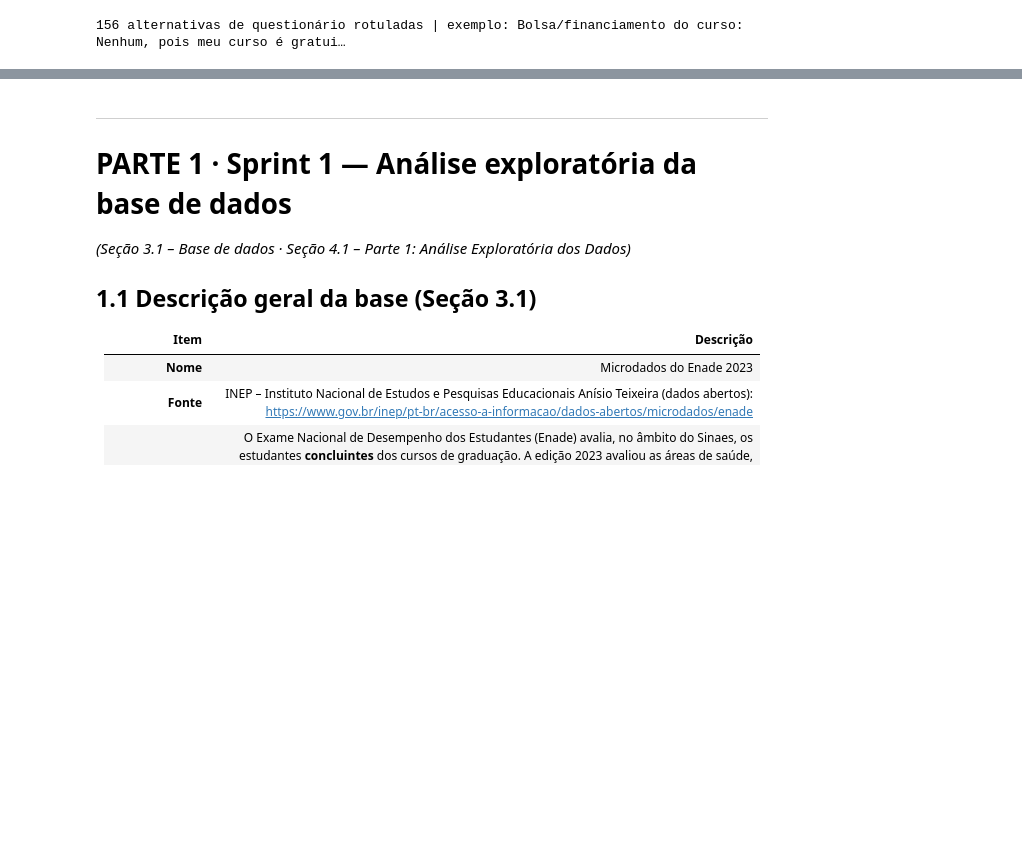
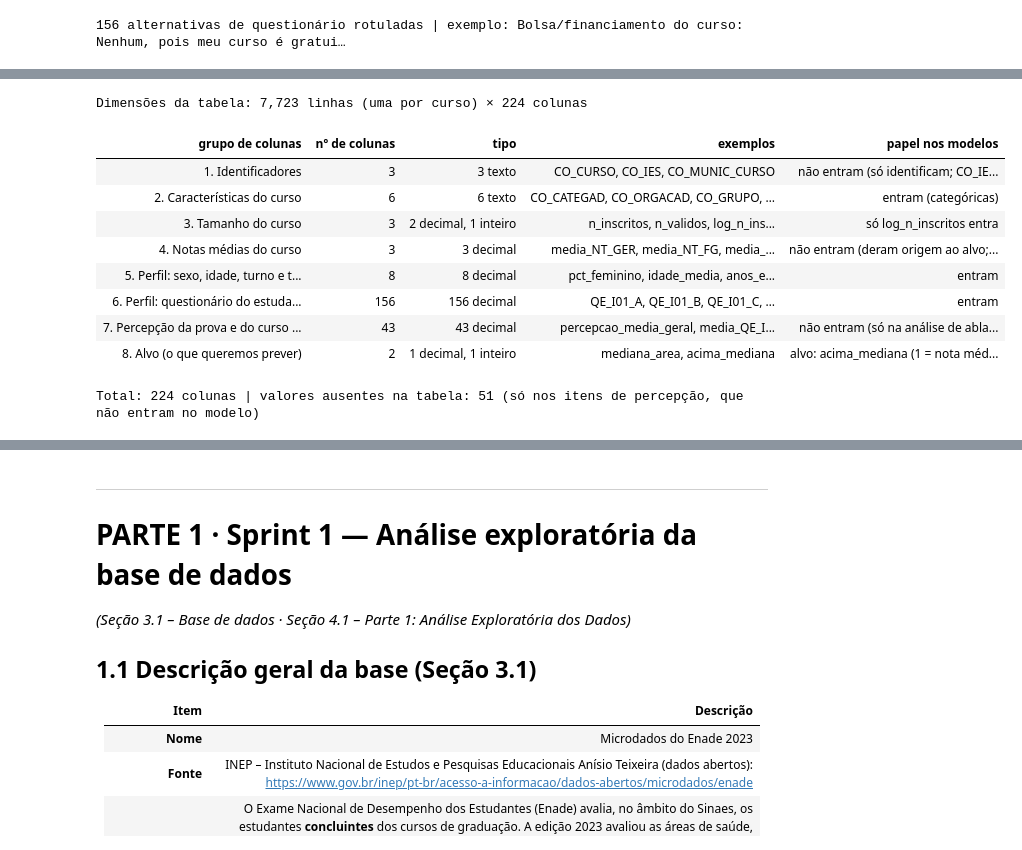
Before and after one commit to NicolasSimoes/cienciasdedados, a Jupyter notebook: cienciadados/ENADE2023/ENADE2023_Sprints_1_2_3.ipynb, the cells around one changed output, grey strips where cells are left out. Cells and saved outputs as stored; diff of their text form; code cells hidden in the pictures; blank space fills up the shorter version.

```diff
--- a/cienciadados/ENADE2023/ENADE2023_Sprints_1_2_3.ipynb
+++ b/cienciadados/ENADE2023/ENADE2023_Sprints_1_2_3.ipynb
@@ -251,0 +268,40 @@ print(len(ALT), "alternativas de questionário rotuladas | exemplo:", rotulo("QE
+# %%
+CSV_TABELA = "dados_processados/cursos_enade2023_modelagem.csv"
+assert os.path.exists(CSV_TABELA), "Falta o arquivo da tabela final: ele é gerado na Parte 2 (seção 2.6) e já vem no repositório."
+codigos = ["CO_CURSO", "CO_IES", "CO_CATEGAD", "CO_ORGACAD", "CO_GRUPO", "CO_MODALIDADE", "CO_MUNIC_CURSO", "CO_UF_CURSO", "CO_REGIAO_CURSO"]
+tabela = pd.read_csv(CSV_TABELA, dtype={c: str for c in codigos})        # códigos lidos como texto: são rótulos, não quantidades
+print(f"Dimensões da tabela: {tabela.shape[0]:,} linhas (uma por curso) × {tabela.shape[1]} colunas")
+
+def grupo(c):
+    if c in ("CO_CURSO", "CO_IES", "CO_MUNIC_CURSO"): return "1. Identificadores"
+    if c in ("CO_CATEGAD", "CO_ORGACAD", "CO_GRUPO", "CO_MODALIDADE", "CO_UF_CURSO", "CO_REGIAO_CURSO"): return "2. Características do curso"
+    if c in ("n_inscritos", "n_validos", "log_n_inscritos"): return "3. Tamanho do curso"
+    if c.startswith("media_NT_"): return "4. Notas médias do curso"
+    if c in ("mediana_area", "acima_mediana"): return "8. Alvo (o que queremos prever)"
+    if c.startswith("media_QE_") or c == "percepcao_media_geral": return "7. Percepção da prova e do curso (escala 1 a 6)"
+    if c.startswith("QE_I"): return "6. Perfil: questionário do estudante (proporções)"
+    return "5. Perfil: sexo, idade, turno e trajetória"
+PAPEL = {"1": "não entram (só identificam; CO_IES agrupa a divisão treino/teste)", "2": "entram (categóricas)", "3": "só log_n_inscritos entra",
+         "4": "não entram (deram origem ao alvo; usá-las seria vazamento)", "5": "entram", "6": "entram", "7": "não entram (só na análise de ablação, Parte 3)",
+         "8": "alvo: acima_mediana (1 = nota média acima da mediana da área)"}
+TIPO = {"O": "texto", "i": "inteiro", "f": "decimal"}
+linhas = []
+for nome_grupo, cols in pd.Series(tabela.columns).groupby(pd.Series(tabela.columns).map(grupo)):
+    tipos = pd.Series([TIPO[tabela[c].dtype.kind] for c in cols]).value_counts()
+    linhas.append({"grupo de colunas": nome_grupo, "nº de colunas": len(cols), "tipo": ", ".join(f"{n} {t}" for t, n in tipos.items()),
+                   "exemplos": ", ".join(cols[:3]) + (", …" if len(cols) > 3 else ""), "papel nos modelos": PAPEL[nome_grupo[0]]})
+estrutura = pd.DataFrame(linhas); assert estrutura["nº de colunas"].sum() == tabela.shape[1]
+display(estrutura.style.hide(axis="index"))
+print(f"Total: {estrutura['nº de colunas'].sum()} colunas | valores ausentes na tabela: {int(tabela.isna().sum().sum())} (só nos itens de percepção, que não entram no modelo)")
+# %% [output]
+Dimensões da tabela: 7,723 linhas (uma por curso) × 224 colunas
+| grupo de colunas | nº de colunas | tipo | exemplos | papel nos modelos |
+| 1. Identificadores | 3 | 3 texto | CO_CURSO, CO_IES, CO_MUNIC_CURSO | não entram (só identificam; CO_IE... |
+| 2. Características do curso | 6 | 6 texto | CO_CATEGAD, CO_ORGACAD, CO_GRUPO, … | entram (categóricas) |
+| 3. Tamanho do curso | 3 | 2 decimal, 1 inteiro | n_inscritos, n_validos, log_n_ins... | só log_n_inscritos entra |
+| 4. Notas médias do curso | 3 | 3 decimal | media_NT_GER, media_NT_FG, media_... | não entram (deram origem ao alvo;... |
+| 5. Perfil: sexo, idade, turno e t... | 8 | 8 decimal | pct_feminino, idade_media, anos_e... | entram |
+| 6. Perfil: questionário do estuda... | 156 | 156 decimal | QE_I01_A, QE_I01_B, QE_I01_C, … | entram |
+| 7. Percepção da prova e do curso ... | 43 | 43 decimal | percepcao_media_geral, media_QE_I... | não entram (só na análise de abla... |
+| 8. Alvo (o que queremos prever) | 2 | 1 decimal, 1 inteiro | mediana_area, acima_mediana | alvo: acima_mediana (1 = nota méd... |
+Total: 224 colunas | valores ausentes na tabela: 51 (só nos itens de percepção, que não entram no modelo)
```
Also changed, not shown: parts of 69 cells of this notebook, 8 other files.
